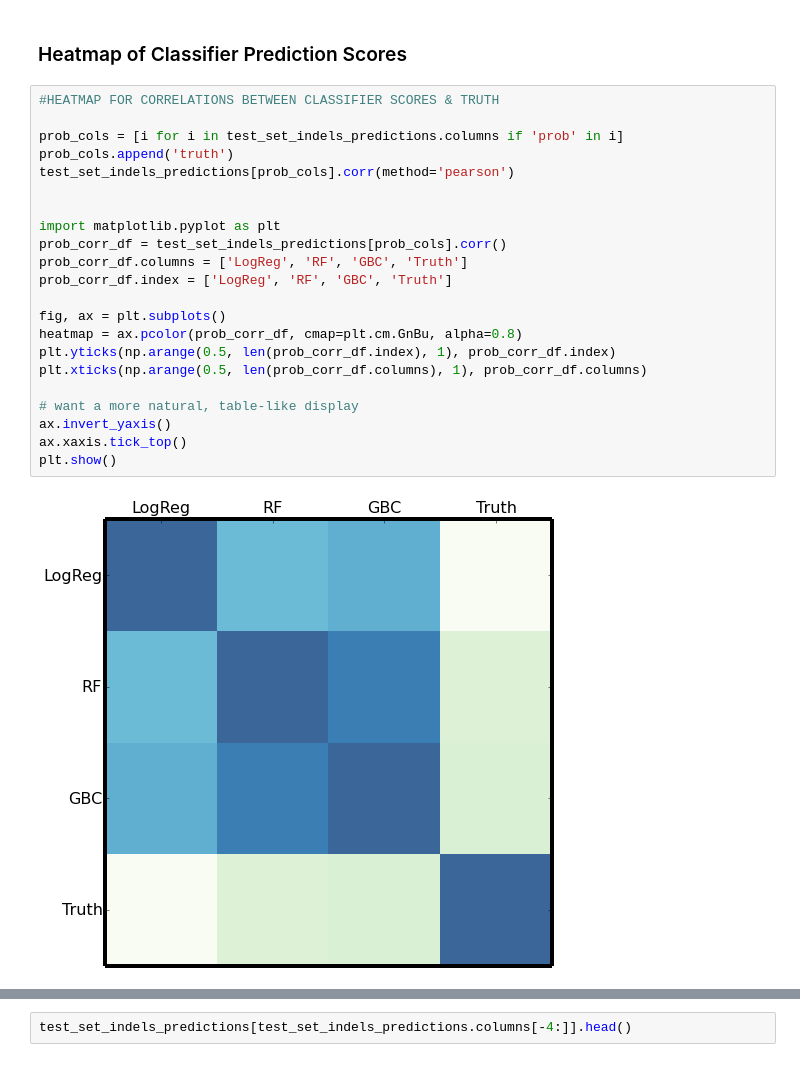
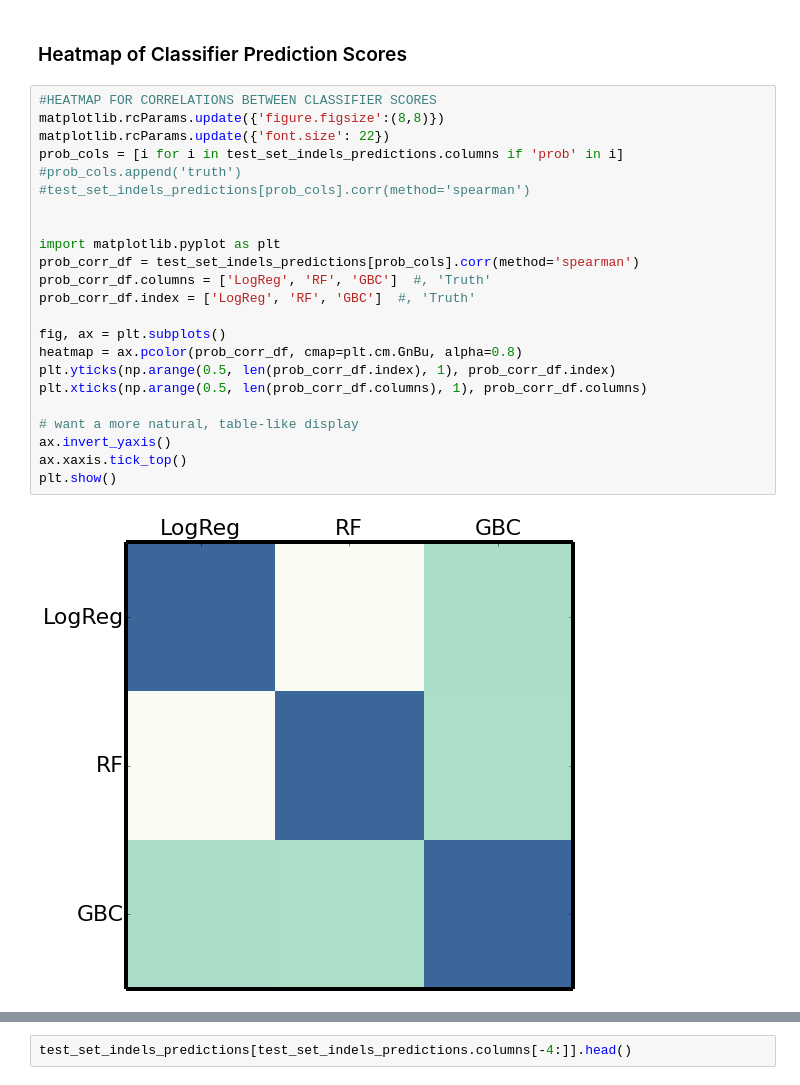
Before and after one commit to Schork-Lab/cg-classifier, a Jupyter notebook: ipynb/cg_RF_NA12877_SWGRfeatures.ipynb, the cells around one changed output, grey strips where cells are left out. Saved outputs shown, nothing was run; the diff lists cells and outputs as text.

```diff
--- a/ipynb/cg_RF_NA12877_SWGRfeatures.ipynb
+++ b/ipynb/cg_RF_NA12877_SWGRfeatures.ipynb
@@ -933,26 +919,27 @@ test_set_indels_predictions.to_csv('/Users/ers_vader/git_data/cg_classifier/mode
 # %% [markdown]
 ### Heatmap of Classifier Prediction Scores
 # %%
-#HEATMAP FOR CORRELATIONS BETWEEN CLASSIFIER SCORES & TRUTH
-
+#HEATMAP FOR CORRELATIONS BETWEEN CLASSIFIER SCORES
+matplotlib.rcParams.update({'figure.figsize':(8,8)})
+matplotlib.rcParams.update({'font.size': 22})
 prob_cols = [i for i in test_set_indels_predictions.columns if 'prob' in i]
-prob_cols.append('truth')
-test_set_indels_predictions[prob_cols].corr(method='pearson')
+#prob_cols.append('truth')
+#test_set_indels_predictions[prob_cols].corr(method='spearman')
 
 
 import matplotlib.pyplot as plt
-prob_corr_df = test_set_indels_predictions[prob_cols].corr()
-prob_corr_df.columns = ['LogReg', 'RF', 'GBC', 'Truth']
-prob_corr_df.index = ['LogReg', 'RF', 'GBC', 'Truth']
+prob_corr_df = test_set_indels_predictions[prob_cols].corr(method='spearman')
+prob_corr_df.columns = ['LogReg', 'RF', 'GBC']  #, 'Truth'
+prob_corr_df.index = ['LogReg', 'RF', 'GBC']  #, 'Truth'
 
 fig, ax = plt.subplots()
 heatmap = ax.pcolor(prob_corr_df, cmap=plt.cm.GnBu, alpha=0.8)
 plt.yticks(np.arange(0.5, len(prob_corr_df.index), 1), prob_corr_df.index)
 plt.xticks(np.arange(0.5, len(prob_corr_df.columns), 1), prob_corr_df.columns)
 
 # want a more natural, table-like display
 ax.invert_yaxis()
 ax.xaxis.tick_top()
 plt.show()
 # %% [output]
-[figure, old version]
+[figure, new version]
```
Also changed, not shown: parts of 9 cells of this notebook.
